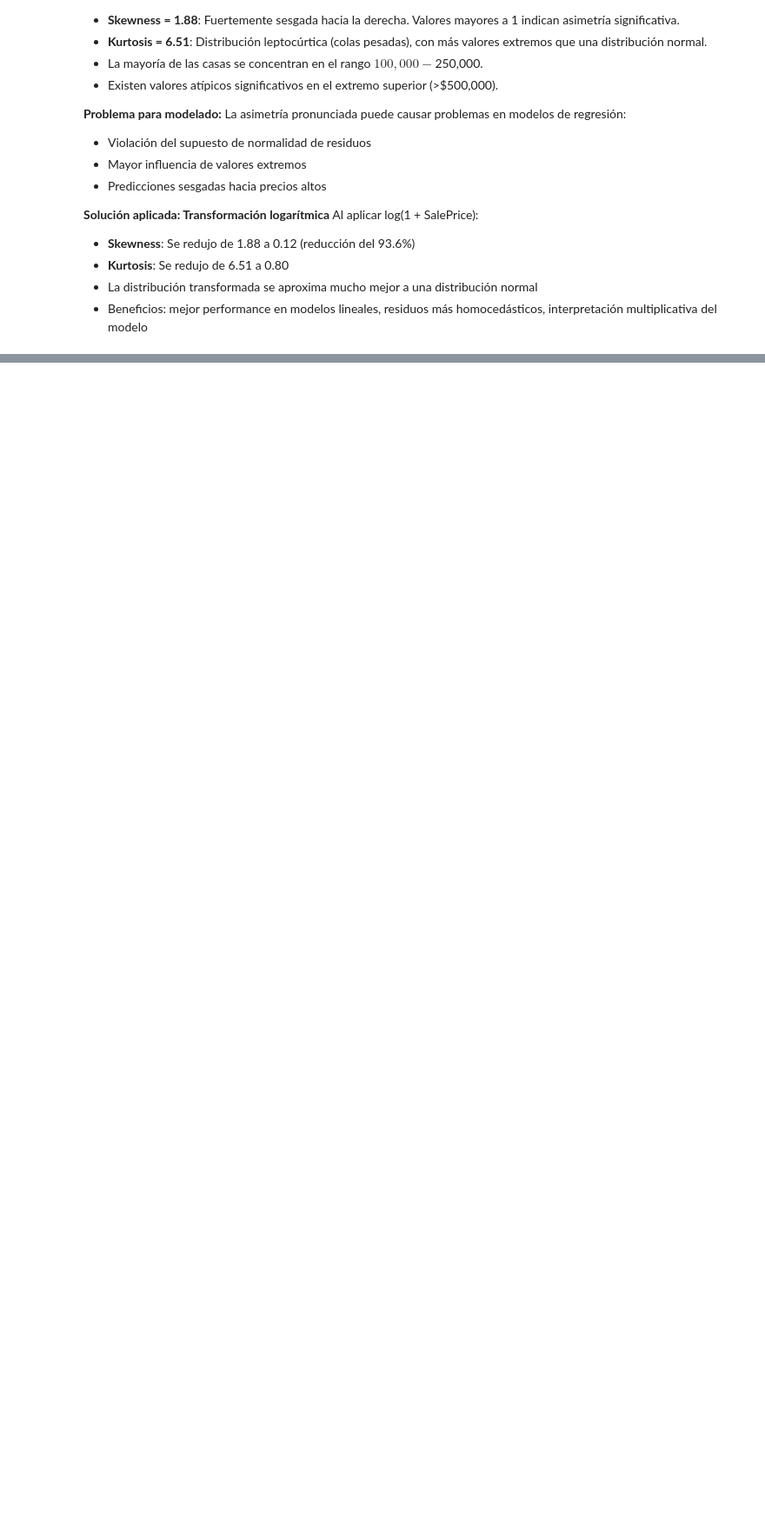
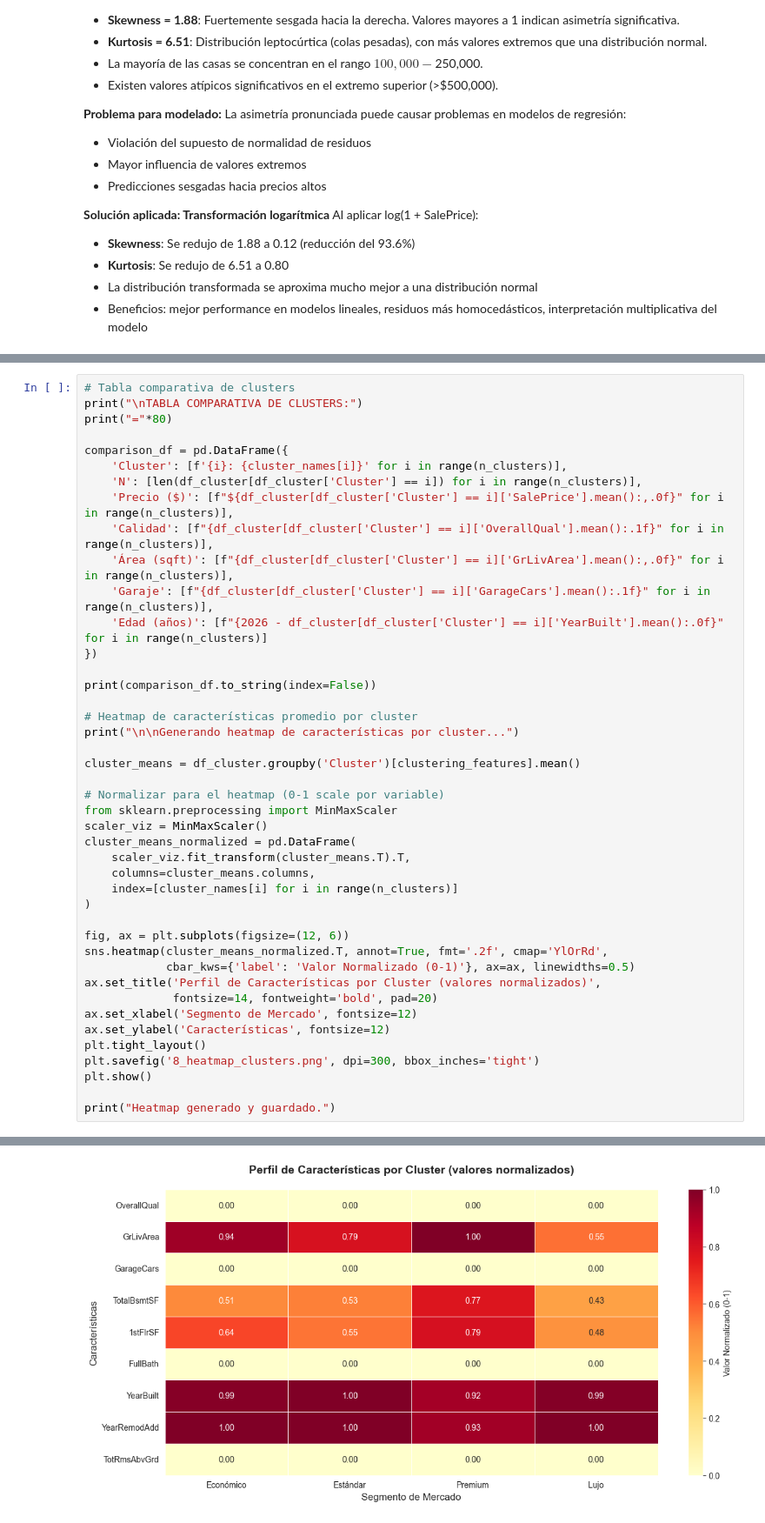
Before and after one commit to DijanU/lab3MRL, a Jupyter notebook: Punto1_Analisis_Exploratorio.ipynb, the cells around one changed output, grey strips where cells are left out. Shown at 87% size. Drawn from its saved outputs; the diff is of its cells as text; blank space fills up the shorter version.

Commit message:
clustering

```diff
--- a/Punto1_Analisis_Exploratorio.ipynb
+++ b/Punto1_Analisis_Exploratorio.ipynb
@@ -1055,0 +1127,44 @@ Al aplicar log(1 + SalePrice):
+# %%
+# Tabla comparativa de clusters
+print("\nTABLA COMPARATIVA DE CLUSTERS:")
+print("="*80)
+
+comparison_df = pd.DataFrame({
+    'Cluster': [f'{i}: {cluster_names[i]}' for i in range(n_clusters)],
+    'N': [len(df_cluster[df_cluster['Cluster'] == i]) for i in range(n_clusters)],
+    'Precio ($)': [f"${df_cluster[df_cluster['Cluster'] == i]['SalePrice'].mean():,.0f}" for i in range(n_clusters)],
+    'Calidad': [f"{df_cluster[df_cluster['Cluster'] == i]['OverallQual'].mean():.1f}" for i in range(n_clusters)],
+    'Área (sqft)': [f"{df_cluster[df_cluster['Cluster'] == i]['GrLivArea'].mean():,.0f}" for i in range(n_clusters)],
+    'Garaje': [f"{df_cluster[df_cluster['Cluster'] == i]['GarageCars'].mean():.1f}" for i in range(n_clusters)],
+    'Edad (años)': [f"{2026 - df_cluster[df_cluster['Cluster'] == i]['YearBuilt'].mean():.0f}" for i in range(n_clusters)]
+})
+
+print(comparison_df.to_string(index=False))
+
+# Heatmap de características promedio por cluster
+print("\n\nGenerando heatmap de características por cluster...")
+
+cluster_means = df_cluster.groupby('Cluster')[clustering_features].mean()
+
+# Normalizar para el heatmap (0-1 scale por variable)
+from sklearn.preprocessing import MinMaxScaler
+scaler_viz = MinMaxScaler()
+cluster_means_normalized = pd.DataFrame(
+    scaler_viz.fit_transform(cluster_means.T).T,
+    columns=cluster_means.columns,
+    index=[cluster_names[i] for i in range(n_clusters)]
+)
+
+fig, ax = plt.subplots(figsize=(12, 6))
+sns.heatmap(cluster_means_normalized.T, annot=True, fmt='.2f', cmap='YlOrRd',
+            cbar_kws={'label': 'Valor Normalizado (0-1)'}, ax=ax, linewidths=0.5)
+ax.set_title('Perfil de Características por Cluster (valores normalizados)',
+             fontsize=14, fontweight='bold', pad=20)
+ax.set_xlabel('Segmento de Mercado', fontsize=12)
+ax.set_ylabel('Características', fontsize=12)
+plt.tight_layout()
+plt.savefig('8_heatmap_clusters.png', dpi=300, bbox_inches='tight')
+plt.show()
+
+print("Heatmap generado y guardado.")
+# %% [output]
@@ -1055,0 +1181 @@ Al aplicar log(1 + SalePrice):
+[figure, added]
```
Also changed, not shown: parts of 8 cells of this notebook, 3 other files.
